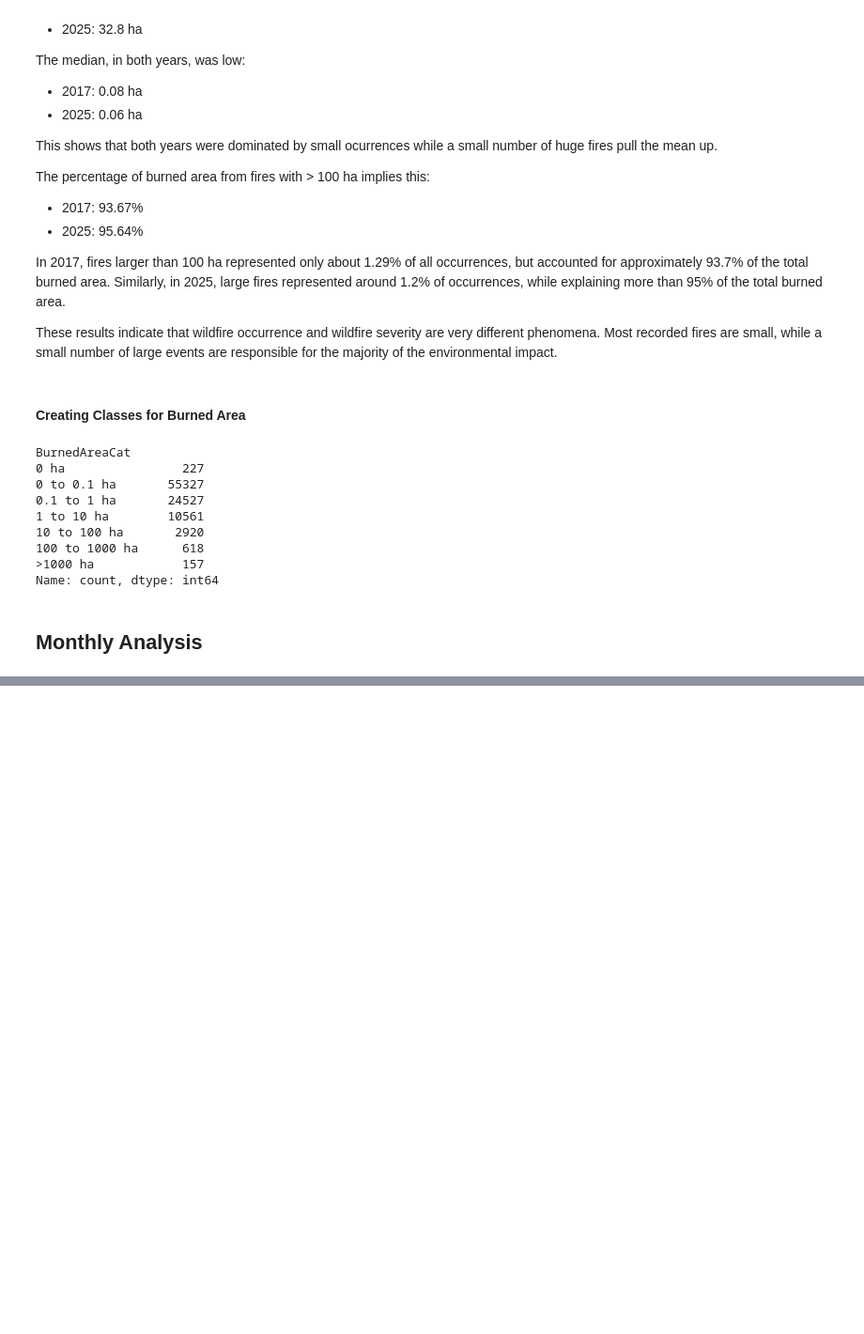
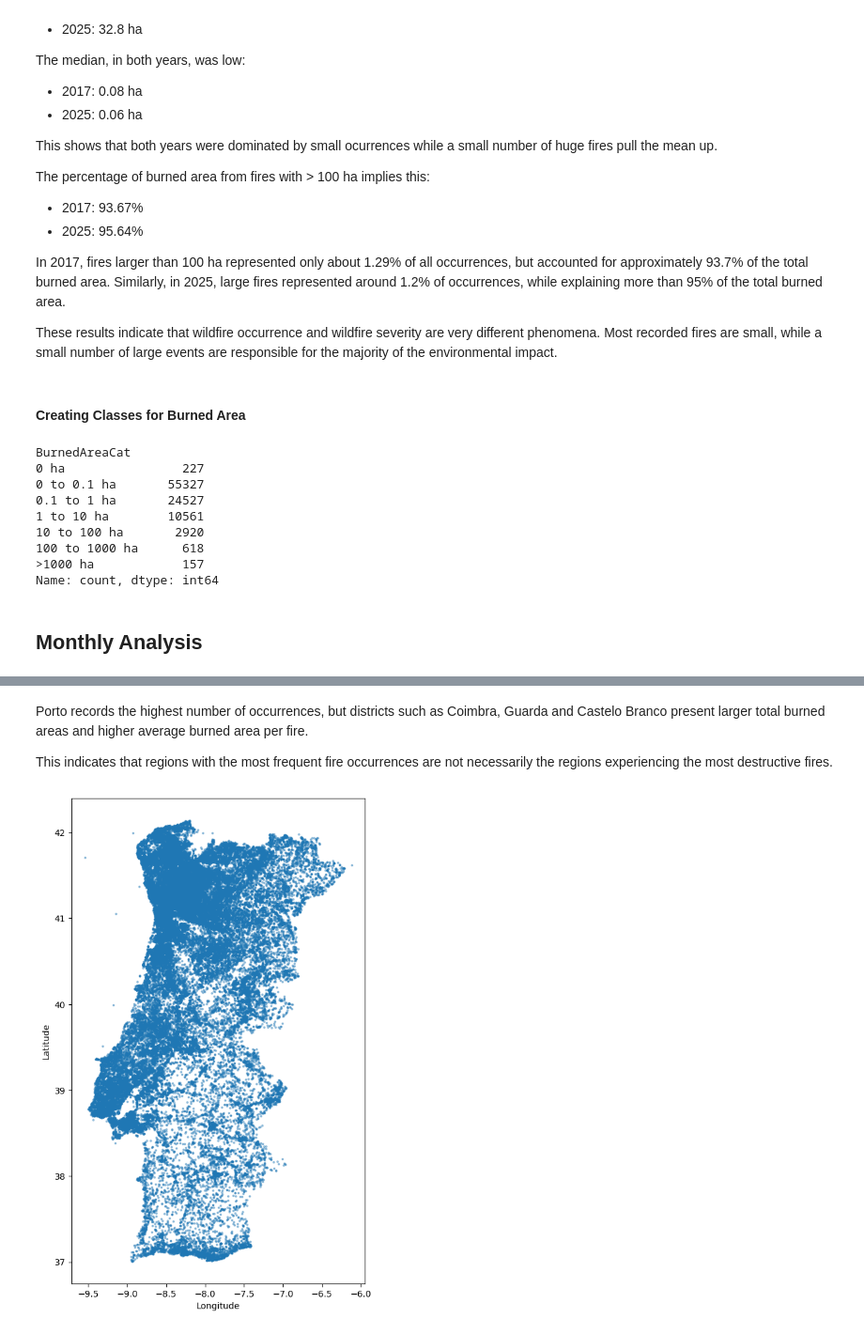
Before and after one commit to Daniel99Fonseca/wildfire-risk-portugal, a Jupyter notebook: notebooks/01_fire_data_exploration.ipynb, the cells around one changed output, grey strips where cells are left out. Shown at 94% size. Drawn from its saved outputs; the diff is of its cells as text; code cells hidden in the pictures; blank space fills up the shorter version.

```diff
--- a/notebooks/01_fire_data_exploration.ipynb
+++ b/notebooks/01_fire_data_exploration.ipynb
@@ -369,0 +795,21 @@ Name: count, dtype: int64
+# %% [markdown]
+Porto records the highest number of occurrences, but districts such as Coimbra, Guarda and Castelo Branco present larger total burned areas and higher average burned area per fire.
+
+This indicates that regions with the most frequent fire occurrences are not necessarily the regions experiencing the most destructive fires.
+# %%
+fires_valid_coords = fires_2017_2025[
+    fires_2017_2025['Latitude'].between(36.9, 42.2) &
+    fires_2017_2025['Longitude'].between(-9.6, -6.1)
+]
+
+fires_valid_coords.plot.scatter(
+    x='Longitude',
+    y='Latitude',
+    s=3,
+    alpha=0.4,
+    figsize=(6,10)
+    )
+
+plt.show()
+# %% [output]
+[figure, added]
```
Also changed, not shown: parts of 46 cells of this notebook.
